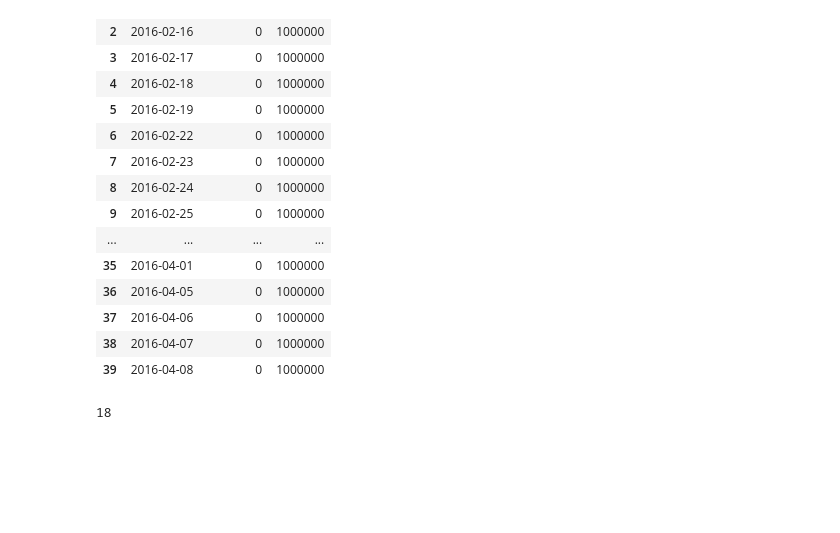
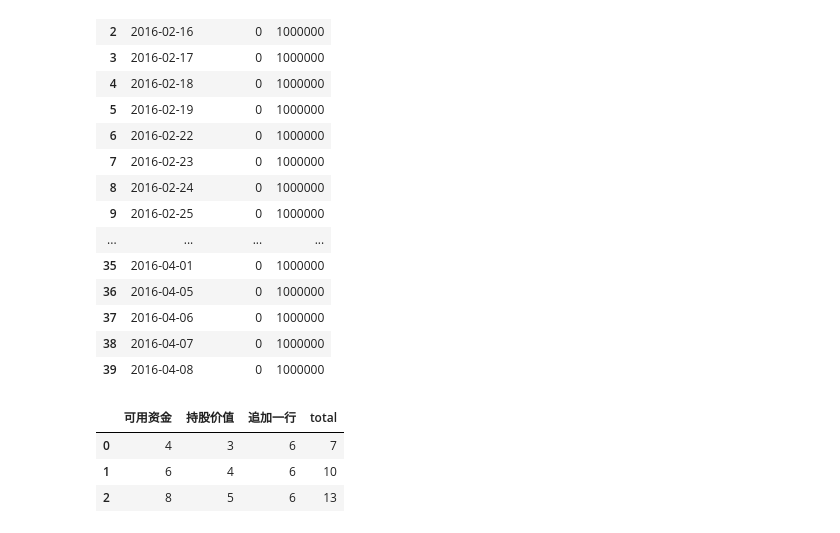
Before and after one commit to lxj0276/huanshuo, a Jupyter notebook: 量化投资/rolling/zuixindaima.ipynb, the cells around one changed output. Saved outputs shown, nothing was run; the diff lists cells and outputs as text; code cells hidden in the pictures; blank space fills up the shorter version.

```diff
--- a/量化投资/rolling/zuixindaima.ipynb
+++ b/量化投资/rolling/zuixindaima.ipynb
@@ -413,14 +413,12 @@ data1
 | 39 | 2016-04-08 | 0 | 1000000 |
 # %%
 a = [4,6,8]
-b = sum(a)
-b
+b = [3,4,5]
+d = [6,6,6]
-# %% [output]
-18
 # %%
-c={"可用资金" : keyongzijin_1,
-   "持股价值" : chigujiazhi_1}
+c={"可用资金" : a,
+   "持股价值" : b,
+   "追加一行":d}
 data1=DataFrame(c)
-data1.insert(0,'日期',t['日期'])
 # %%
 from pandas.core.frame import DataFrame
@@ -426,0 +426,11 @@ from pandas.core.frame import DataFrame
+# %%
+data1['结果'] = data1.apply(lambda x:data1.iloc[:,[0,1]].sum())
+# %%
+data1
+data1['total'] = data1['可用资金']+data1['持股价值']
+data1
+# %% [output]
+|  | 可用资金 | 持股价值 | 追加一行 | total |
+| 0 | 4 | 3 | 6 | 7 |
+| 1 | 6 | 4 | 6 | 10 |
+| 2 | 8 | 5 | 6 | 13 |
```
Also changed, not shown: parts of 4 cells of this notebook.
